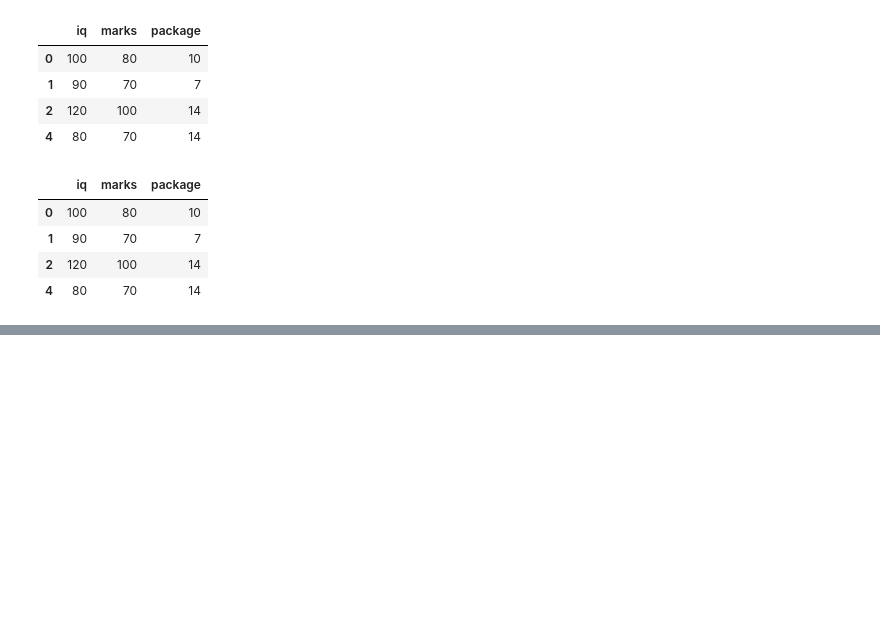
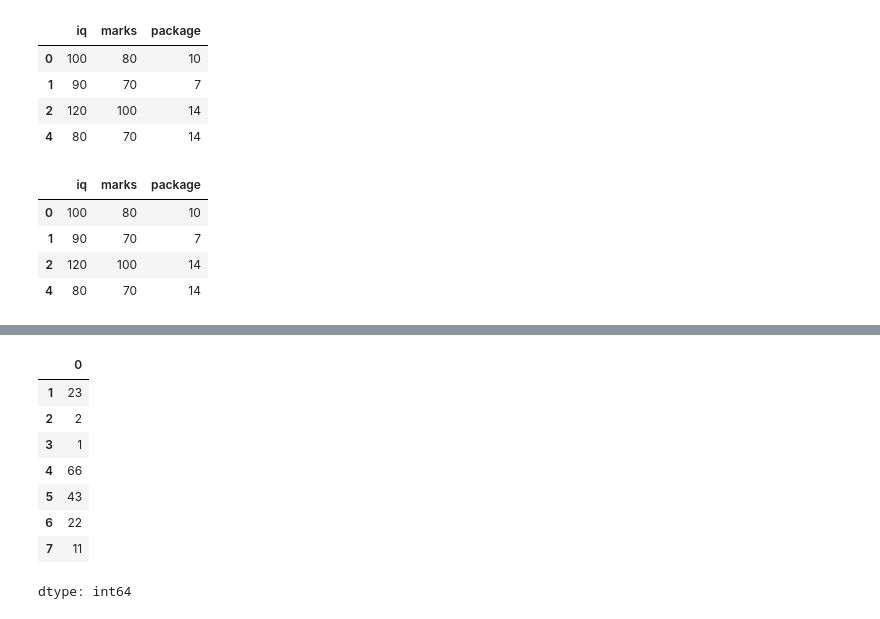
Before and after one commit to ShehrazSarwar/Python-Data-Analysis, a Jupyter notebook: Pandas DataFrame/Important_DataFrame_Methods.ipynb, the cells around one changed output, grey strips where cells are left out. Drawn from its saved outputs; the diff is of its cells as text; code cells hidden in the pictures; blank space fills up the shorter version.

```diff
--- a/Pandas DataFrame/Important_DataFrame_Methods.ipynb
+++ b/Pandas DataFrame/Important_DataFrame_Methods.ipynb
@@ -643,3 +643,17 @@ ipl.sample(4)
 | 421 | 980923 | Hyderabad | 2016-04-18 | 2016 | 12 | Sunrisers Hyderabad | Mumbai Indians | Rajiv Gandhi International Stadiu... | Sunrisers Hyderabad | field | ... |
 # %%
 # code here
+# %%
+# drop(series + dataframe)
+temp = pd.Series([10,23,2,1,66,43,22,11,33])
+temp.drop(index = [0,8])
+# %% [output]
+|  | 0 |
+| 1 | 23 |
+| 2 | 2 |
+| 3 | 1 |
+| 4 | 66 |
+| 5 | 43 |
+| 6 | 22 |
+| 7 | 11 |
+dtype: int64
```
Also changed, not shown: parts of 5 cells of this notebook.
